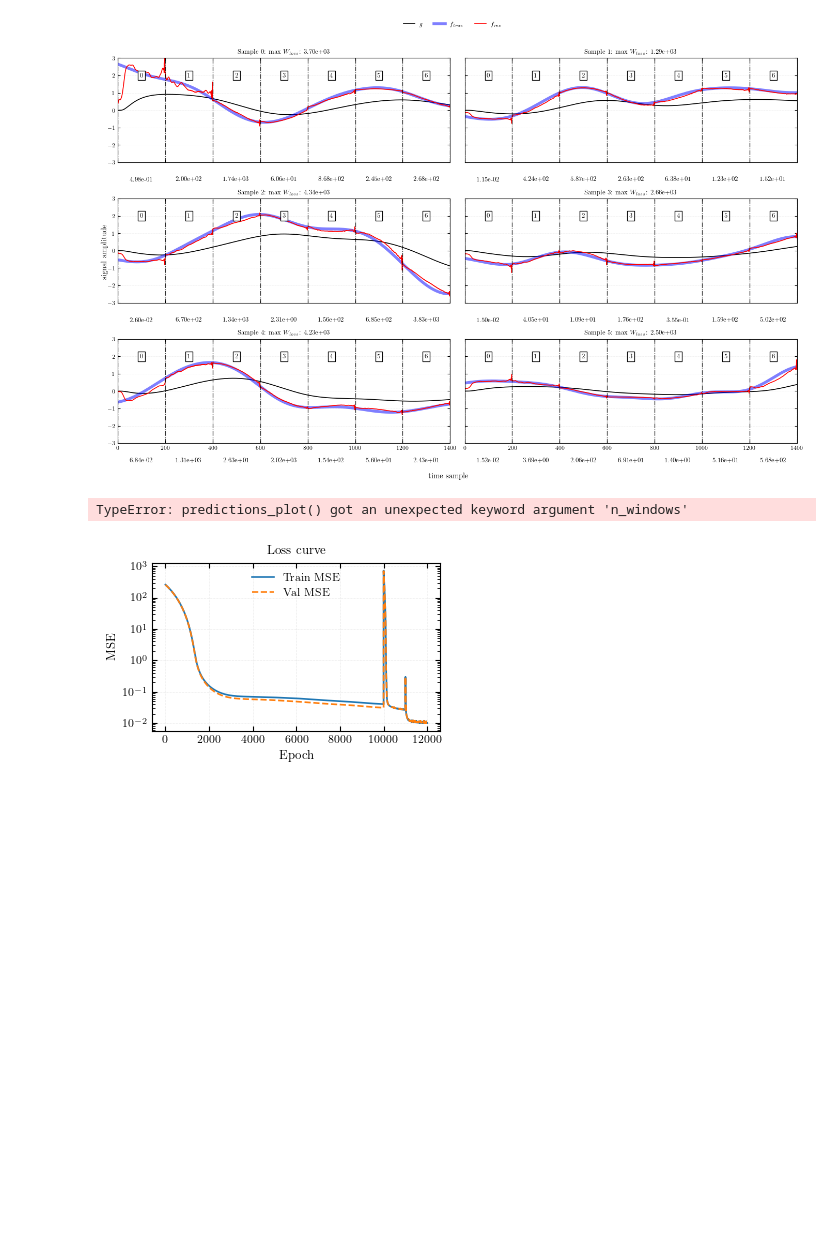
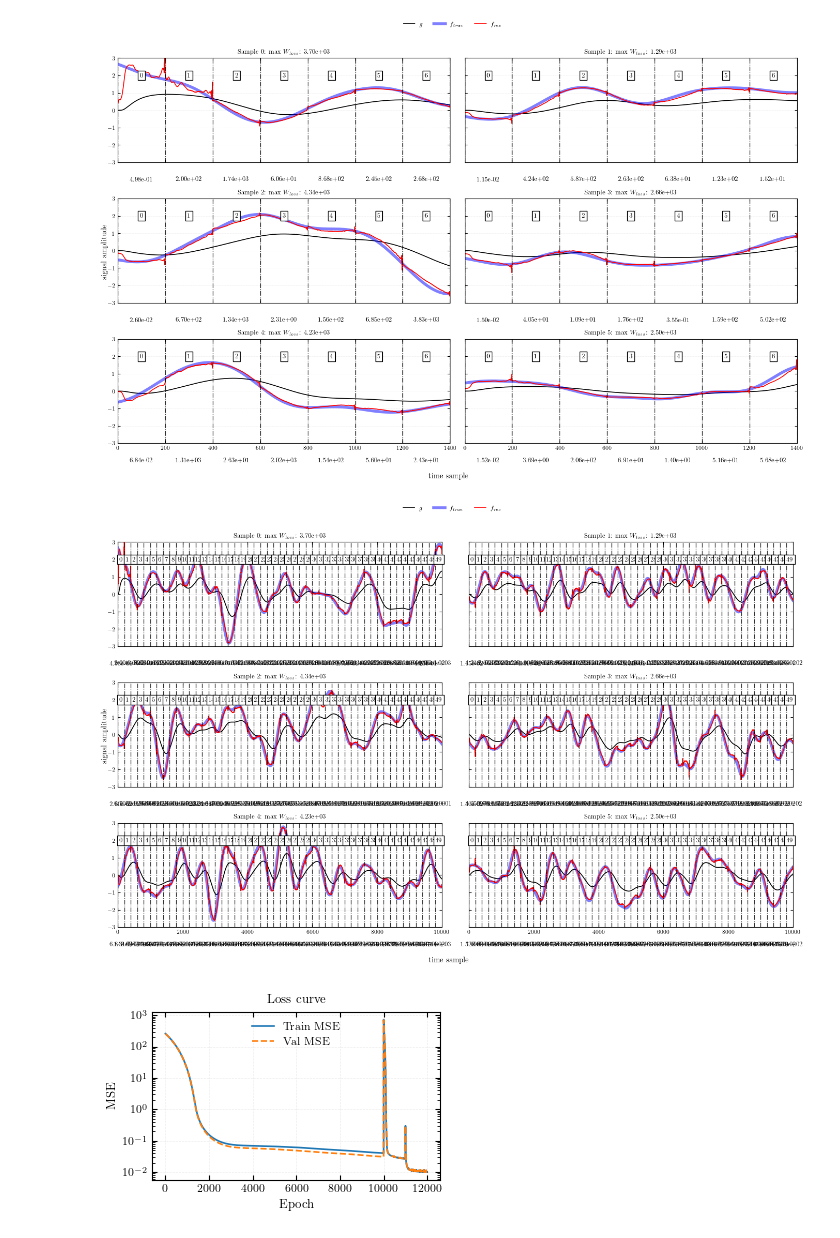
Before and after one commit to Sparisi01/RPM_implementation, a Jupyter notebook: tikhonov_learned_window.ipynb, the cells around one changed output. Saved outputs shown, nothing was run; the diff lists cells and outputs as text; code cells hidden in the pictures; blank space fills up the shorter version.

```diff
--- a/tikhonov_learned_window.ipynb
+++ b/tikhonov_learned_window.ipynb
@@ -15,18 +15,17 @@ plt.style.use("styles/plots.mplstyle")
 # %%
 def train(
     model,
-    g_tr_wins:  torch.Tensor,
-    f_tr_wins:  torch.Tensor,
-    g_va_wins:  torch.Tensor,
-    f_va_wins:  torch.Tensor,
+    g_tr_wins:          torch.Tensor,
+    f_tr_wins:          torch.Tensor,
+    g_va_wins:          torch.Tensor,
+    f_va_wins:          torch.Tensor,
     n_epochs:           int   = 2000,
     lr:                 float = 1e-3,
     weight_decay:       float = 0.0,
     checkpoint_path:    str   = "assets/tikhonov_learned/best_tikhonov.pt",
     log_every:          int   = 100,
     save_every:         int   = 100,
-    history: dict[str, list] = None
-
+    history:            dict[str, list] = None
 ) -> dict:
     """
     Training loop with non-overlapping windows.
@@ -103,7 +102,7 @@ def train(
         train_l = loss_train.item()
         val_l   = loss_val.item()
 
-        scheduler.step(val_l)
+        scheduler.step(epoch)
         current_lr = optimizer.param_groups[0]["lr"]
 
         history["train_loss"].append(train_l)
@@ -112,7 +111,7 @@ def train(
 
         # Save checkpoint if the current validation loss is less then the previous one.
         # In this case update the min validation loss
-        if epoch % save_every == 0:
+        if epoch % save_every == 0 or epoch == n_epochs:
             if val_l < best_val:
                 best_val = val_l
                 torch.save(
@@ -571,9 +570,9 @@ if DO_TRAINING:
 [figure]
 # %%
 
-predictions_plot(model, g_val, f_val, W = W, n_windows=20)
+predictions_plot(model, g_val, f_val, W = W, max_window=n_windows)
 # %% [output]
-TypeError: predictions_plot() got an unexpected keyword argument 'n_windows'
+[figure, added]
 # %%
 def plot_diagnostics(model, omegas: np.ndarray):
 
```
Also changed, not shown: 5 other files.
